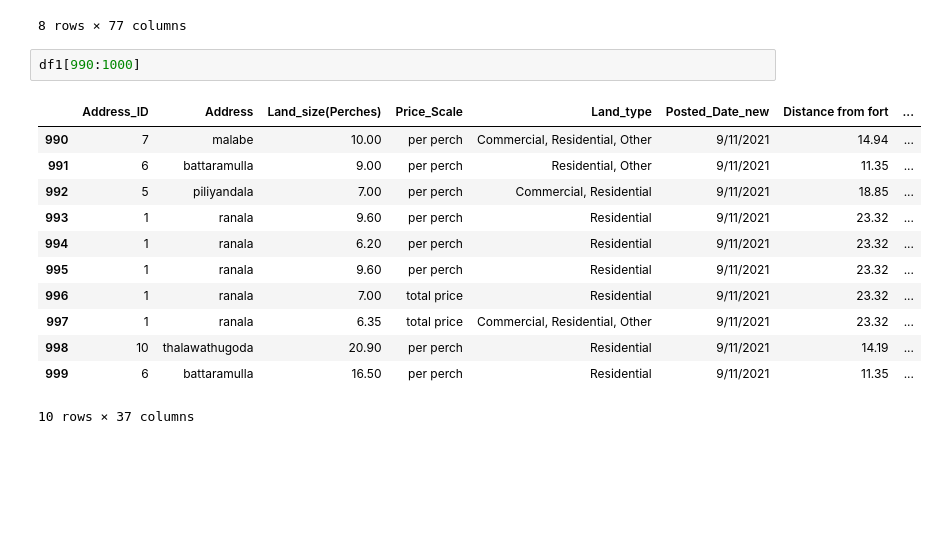
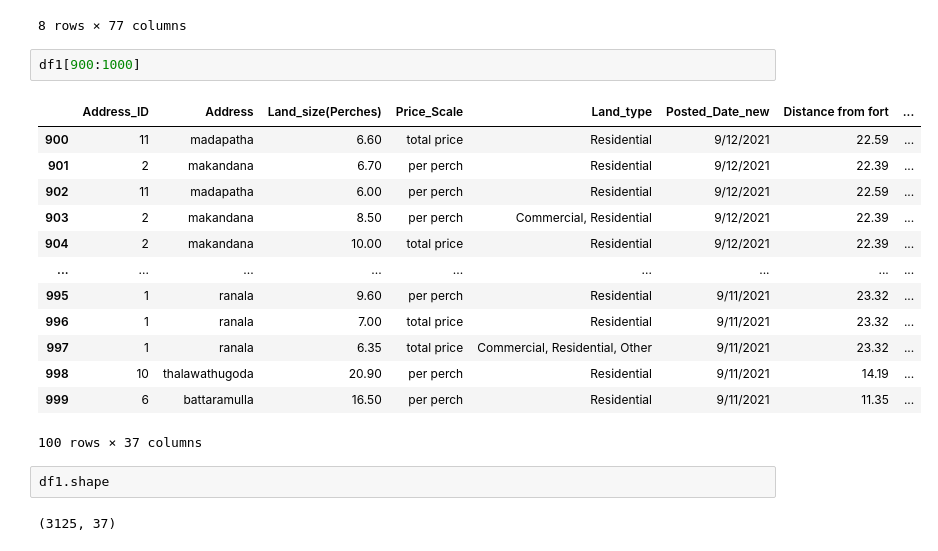
Before and after one commit to movindugunarathna/LandPulse-ML, a Jupyter notebook: model/part_2.ipynb, the cells around one changed output. Cells and saved outputs as stored; diff of their text form; blank space fills up the shorter version.

```diff
--- a/model/part_2.ipynb
+++ b/model/part_2.ipynb
@@ -159,17 +159,22 @@ Adding types:  2 1213
 | 1000 | 10 | thalawathugoda | 8.50 | per perch | Residential | 9/11/2021 | 14.19 | ... |
 8 rows × 77 columns
 # %%
-df1[990:1000]
+df1[900:1000]
 # %% [output]
 |  | Address_ID | Address | Land_size(Perches) | Price_Scale | Land_type | Posted_Date_new | Distance from fort | ... |
-| 990 | 7 | malabe | 10.00 | per perch | Commercial, Residential, Other | 9/11/2021 | 14.94 | ... |
-| 991 | 6 | battaramulla | 9.00 | per perch | Residential, Other | 9/11/2021 | 11.35 | ... |
-| 992 | 5 | piliyandala | 7.00 | per perch | Commercial, Residential | 9/11/2021 | 18.85 | ... |
-| 993 | 1 | ranala | 9.60 | per perch | Residential | 9/11/2021 | 23.32 | ... |
-| 994 | 1 | ranala | 6.20 | per perch | Residential | 9/11/2021 | 23.32 | ... |
+| 900 | 11 | madapatha | 6.60 | total price | Residential | 9/12/2021 | 22.59 | ... |
+| 901 | 2 | makandana | 6.70 | per perch | Residential | 9/12/2021 | 22.39 | ... |
+| 902 | 11 | madapatha | 6.00 | per perch | Residential | 9/12/2021 | 22.59 | ... |
+| 903 | 2 | makandana | 8.50 | per perch | Commercial, Residential | 9/12/2021 | 22.39 | ... |
+| 904 | 2 | makandana | 10.00 | total price | Residential | 9/12/2021 | 22.39 | ... |
+| ... | ... | ... | ... | ... | ... | ... | ... | ... |
 | 995 | 1 | ranala | 9.60 | per perch | Residential | 9/11/2021 | 23.32 | ... |
 | 996 | 1 | ranala | 7.00 | total price | Residential | 9/11/2021 | 23.32 | ... |
 | 997 | 1 | ranala | 6.35 | total price | Commercial, Residential, Other | 9/11/2021 | 23.32 | ... |
 | 998 | 10 | thalawathugoda | 20.90 | per perch | Residential | 9/11/2021 | 14.19 | ... |
 | 999 | 6 | battaramulla | 16.50 | per perch | Residential | 9/11/2021 | 11.35 | ... |
-10 rows × 37 columns
+100 rows × 37 columns
+# %%
+df1.shape
+# %% [output]
+(3125, 37)
```
